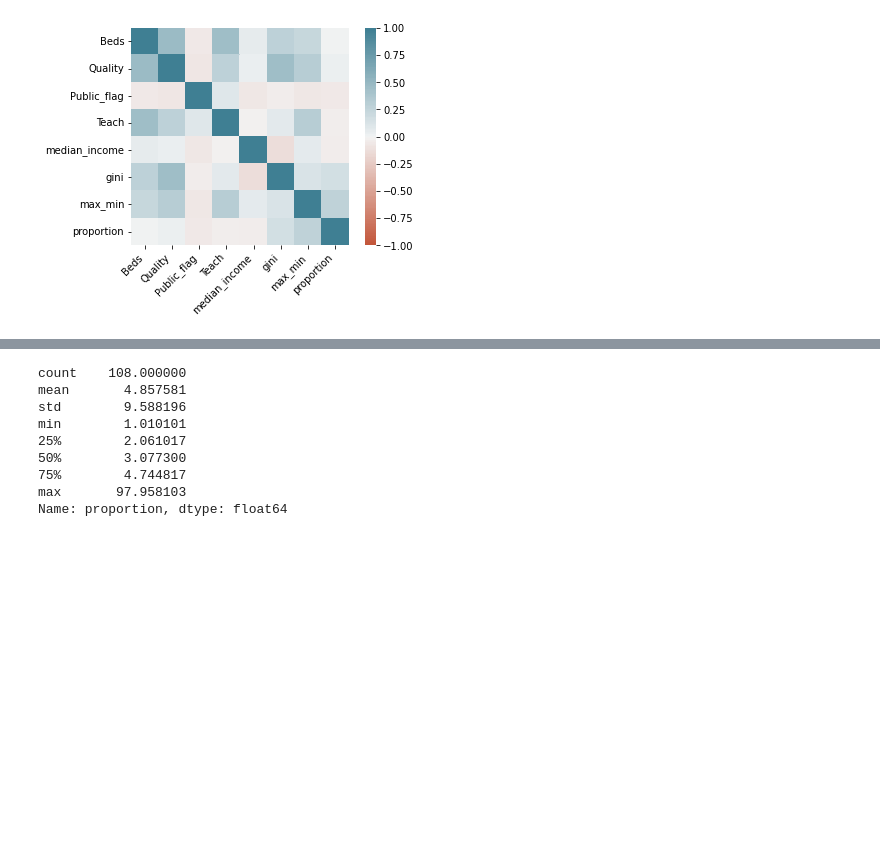
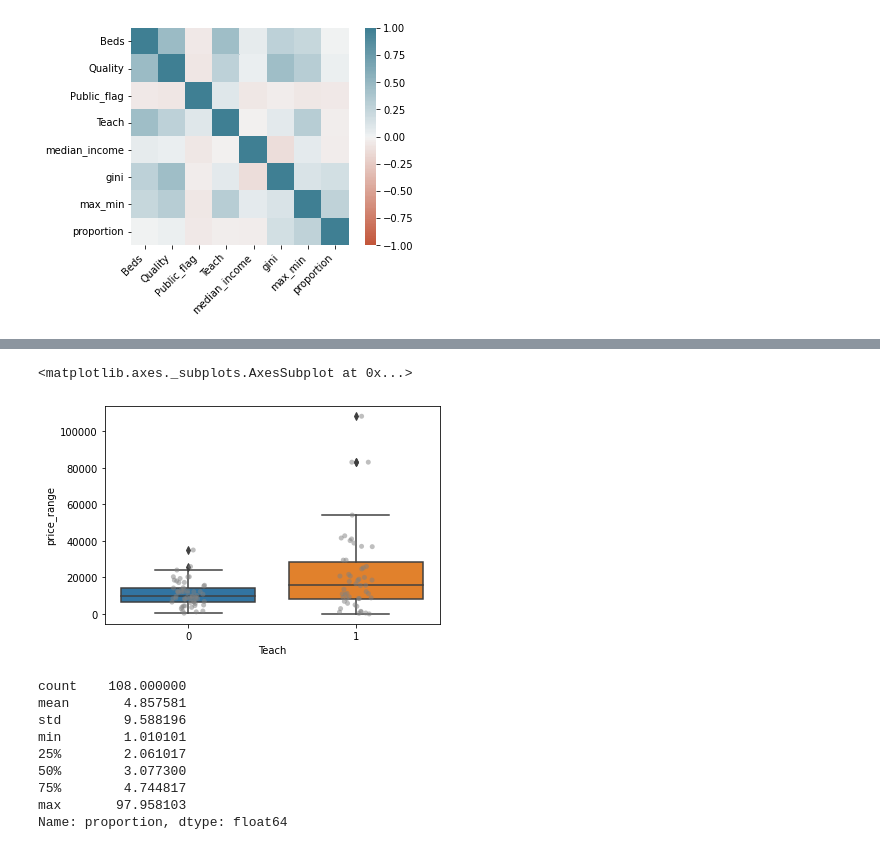
Before and after one commit to aperfilyeva/anna_data601, a Jupyter notebook: Project/hospital_analysis_ryan.ipynb, the cells around one changed output, grey strips where cells are left out. Drawn from its saved outputs; the diff is of its cells as text; code cells hidden in the pictures; blank space fills up the shorter version.

```diff
--- a/Project/hospital_analysis_ryan.ipynb
+++ b/Project/hospital_analysis_ryan.ipynb
@@ -46,3 +86,10 @@ ax.set_xticklabels(
+# %%
+#boxplots - rural and proportion
+sns.boxplot(x="Teach", y="price_range", data=data)
+sns.stripplot(x="Teach", y="price_range", data=data, color='grey', alpha=.5)
+# %% [output]
+<matplotlib.axes._subplots.AxesSubplot at 0x...>
+[figure, added]
 # %%
 #creating a histogram function and visualizing proportion
 import matplotlib.pyplot as plt
```
Also changed, not shown: parts of 5 cells of this notebook.
